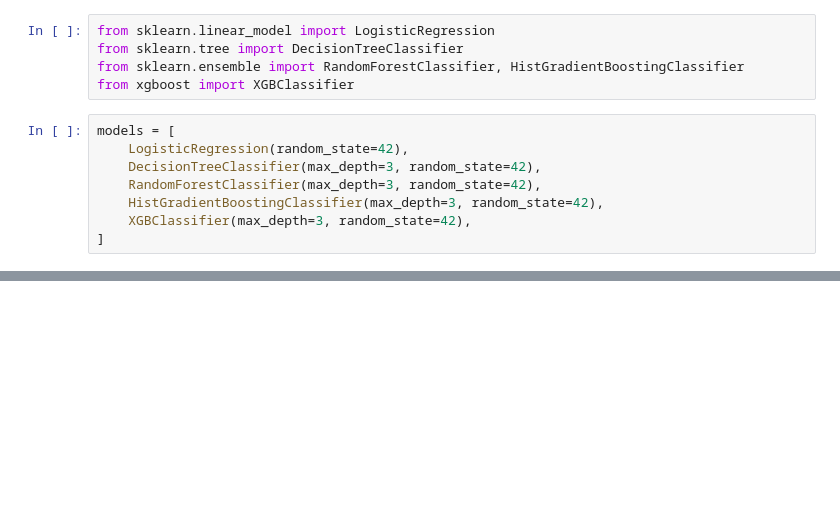
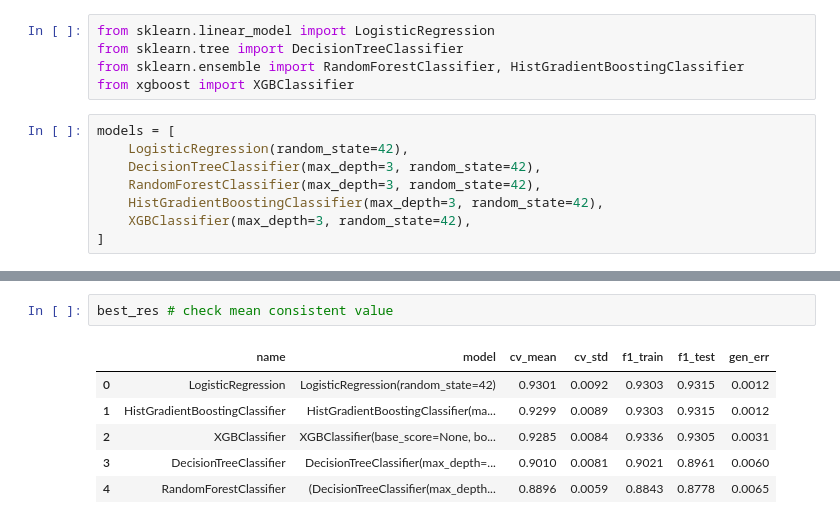
Before and after one commit to dhanashreeh2025-crypto/machine_learning, a Jupyter notebook: Algo_evaluation_proj/Algo_eval_proj.ipynb, the cells around one changed output, grey strips where cells are left out. Saved outputs shown, nothing was run; the diff lists cells and outputs as text; blank space fills up the shorter version.

```diff
--- a/Algo_evaluation_proj/Algo_eval_proj.ipynb
+++ b/Algo_evaluation_proj/Algo_eval_proj.ipynb
@@ -285,0 +326,9 @@ You can try to debug the error by setting error_score='raise'.
+# %%
+best_res # check mean consistent value
+# %% [output]
+|  | name | model | cv_mean | cv_std | f1_train | f1_test | gen_err |
+| 0 | LogisticRegression | LogisticRegression(random_state=42) | 0.9301 | 0.0092 | 0.9303 | 0.9315 | 0.0012 |
+| 1 | HistGradientBoostingClassifier | HistGradientBoostingClassifier(ma... | 0.9299 | 0.0089 | 0.9303 | 0.9315 | 0.0012 |
+| 2 | XGBClassifier | XGBClassifier(base_score=None, bo... | 0.9285 | 0.0084 | 0.9336 | 0.9305 | 0.0031 |
+| 3 | DecisionTreeClassifier | DecisionTreeClassifier(max_depth=... | 0.9010 | 0.0081 | 0.9021 | 0.8961 | 0.0060 |
+| 4 | RandomForestClassifier | (DecisionTreeClassifier(max_depth... | 0.8896 | 0.0059 | 0.8843 | 0.8778 | 0.0065 |
```
Also changed, not shown: parts of 45 cells of this notebook, 3 other files.
